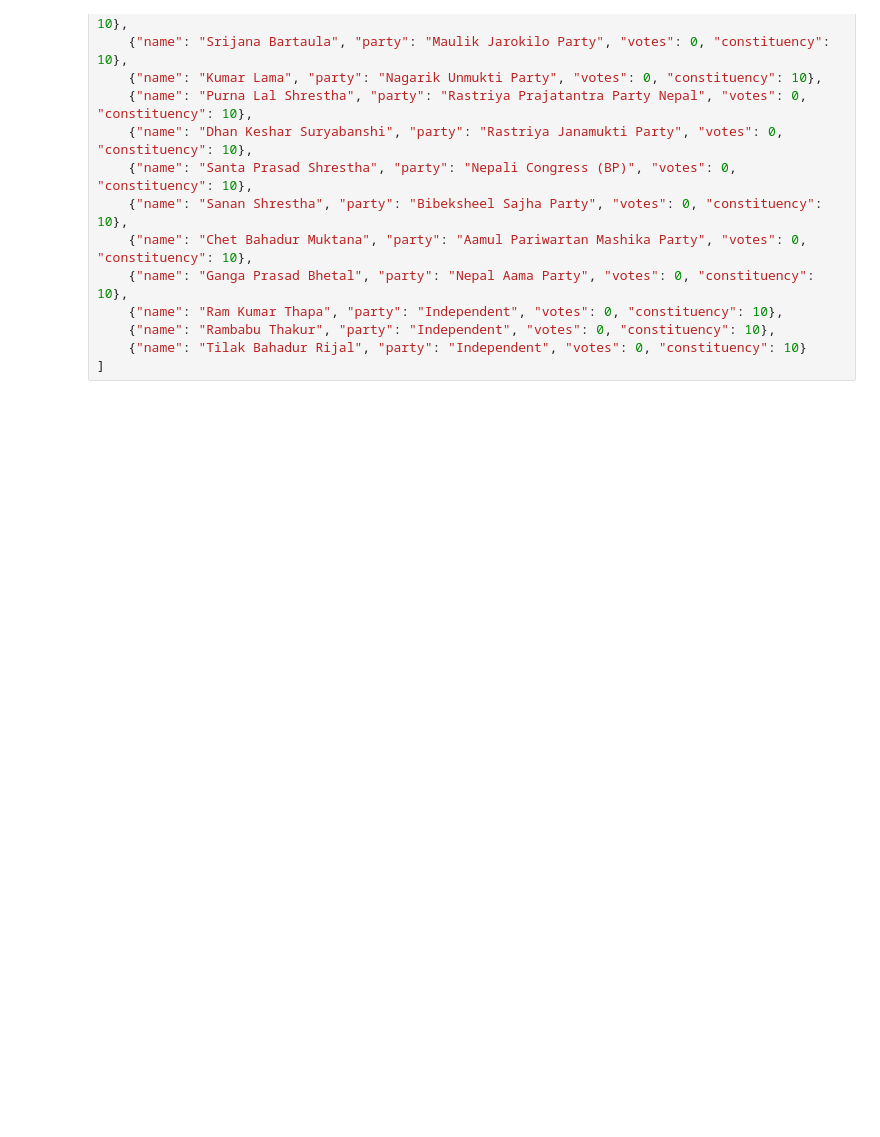
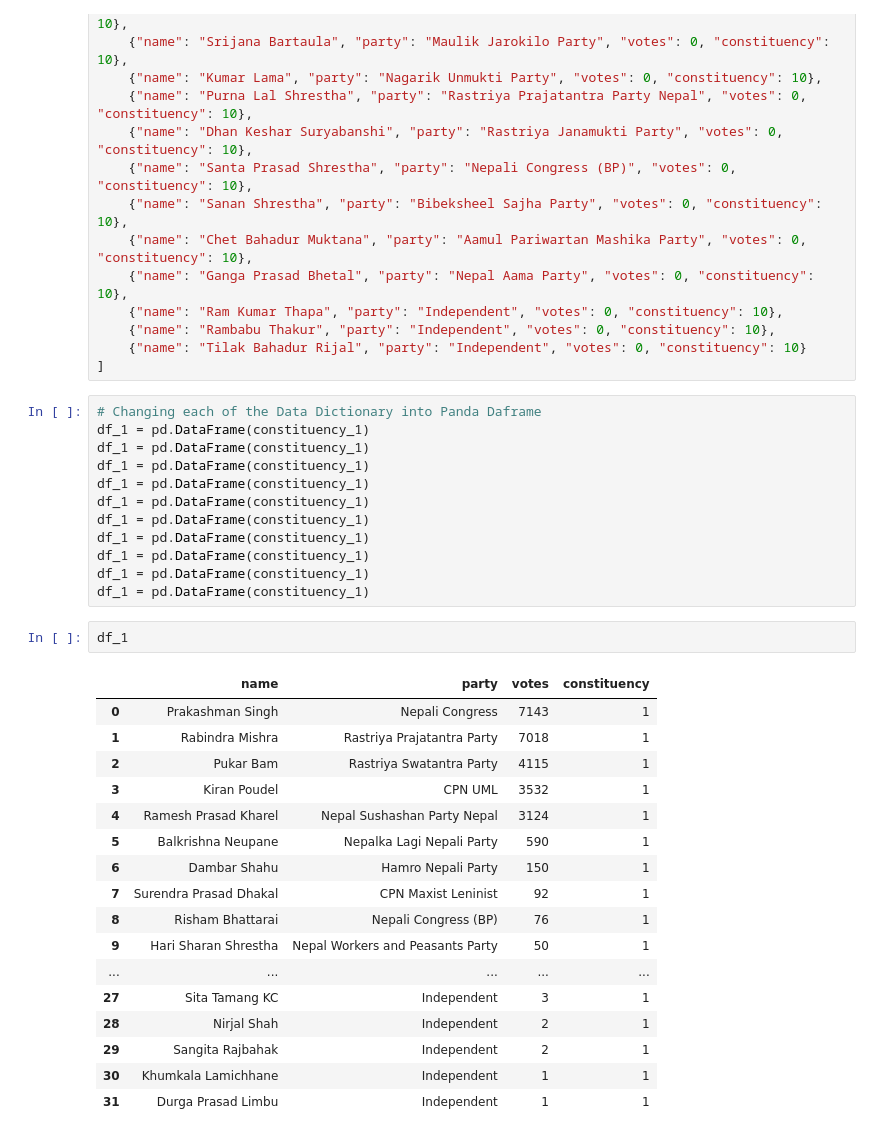
Before and after one commit to DS-saksham/Election_analysis, a Jupyter notebook: Untitled.ipynb, the cells around one changed output. Cells and saved outputs as stored; diff of their text form; blank space fills up the shorter version.

Commit message:
changed all the data into dataframe

```diff
--- a/Untitled.ipynb
+++ b/Untitled.ipynb
@@ -287,3 +289,35 @@ constituency_10 = [
     {"name": "Rambabu Thakur", "party": "Independent", "votes": 0, "constituency": 10},
     {"name": "Tilak Bahadur Rijal", "party": "Independent", "votes": 0, "constituency": 10}
 ]
+# %%
+# Changing each of the Data Dictionary into Panda Daframe
+df_1 = pd.DataFrame(constituency_1)
+df_1 = pd.DataFrame(constituency_1)
+df_1 = pd.DataFrame(constituency_1)
+df_1 = pd.DataFrame(constituency_1)
+df_1 = pd.DataFrame(constituency_1)
+df_1 = pd.DataFrame(constituency_1)
+df_1 = pd.DataFrame(constituency_1)
+df_1 = pd.DataFrame(constituency_1)
+df_1 = pd.DataFrame(constituency_1)
+df_1 = pd.DataFrame(constituency_1)
+# %%
+df_1
+# %% [output]
+|  | name | party | votes | constituency |
+| 0 | Prakashman Singh | Nepali Congress | 7143 | 1 |
+| 1 | Rabindra Mishra | Rastriya Prajatantra Party | 7018 | 1 |
+| 2 | Pukar Bam | Rastriya Swatantra Party | 4115 | 1 |
+| 3 | Kiran Poudel | CPN UML | 3532 | 1 |
+| 4 | Ramesh Prasad Kharel | Nepal Sushashan Party Nepal | 3124 | 1 |
+| 5 | Balkrishna Neupane | Nepalka Lagi Nepali Party | 590 | 1 |
+| 6 | Dambar Shahu | Hamro Nepali Party | 150 | 1 |
+| 7 | Surendra Prasad Dhakal | CPN Maxist Leninist | 92 | 1 |
+| 8 | Risham Bhattarai | Nepali Congress (BP) | 76 | 1 |
+| 9 | Hari Sharan Shrestha | Nepal Workers and Peasants Party | 50 | 1 |
+| ... | ... | ... | ... | ... |
+| 27 | Sita Tamang KC | Independent | 3 | 1 |
+| 28 | Nirjal Shah | Independent | 2 | 1 |
+| 29 | Sangita Rajbahak | Independent | 2 | 1 |
+| 30 | Khumkala Lamichhane | Independent | 1 | 1 |
+| 31 | Durga Prasad Limbu | Independent | 1 | 1 |
```
Also changed, not shown: parts of 1 cell of this notebook.
